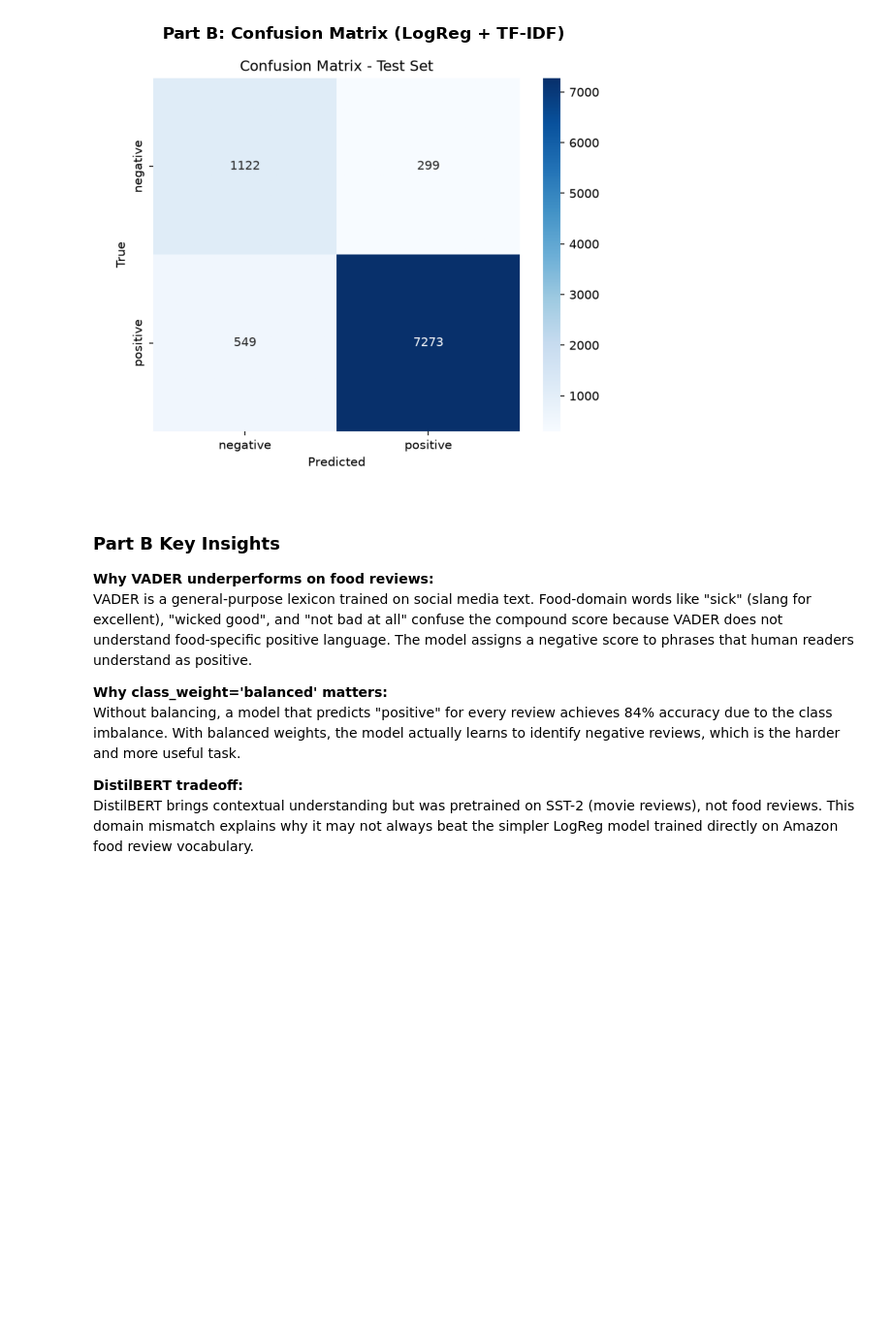
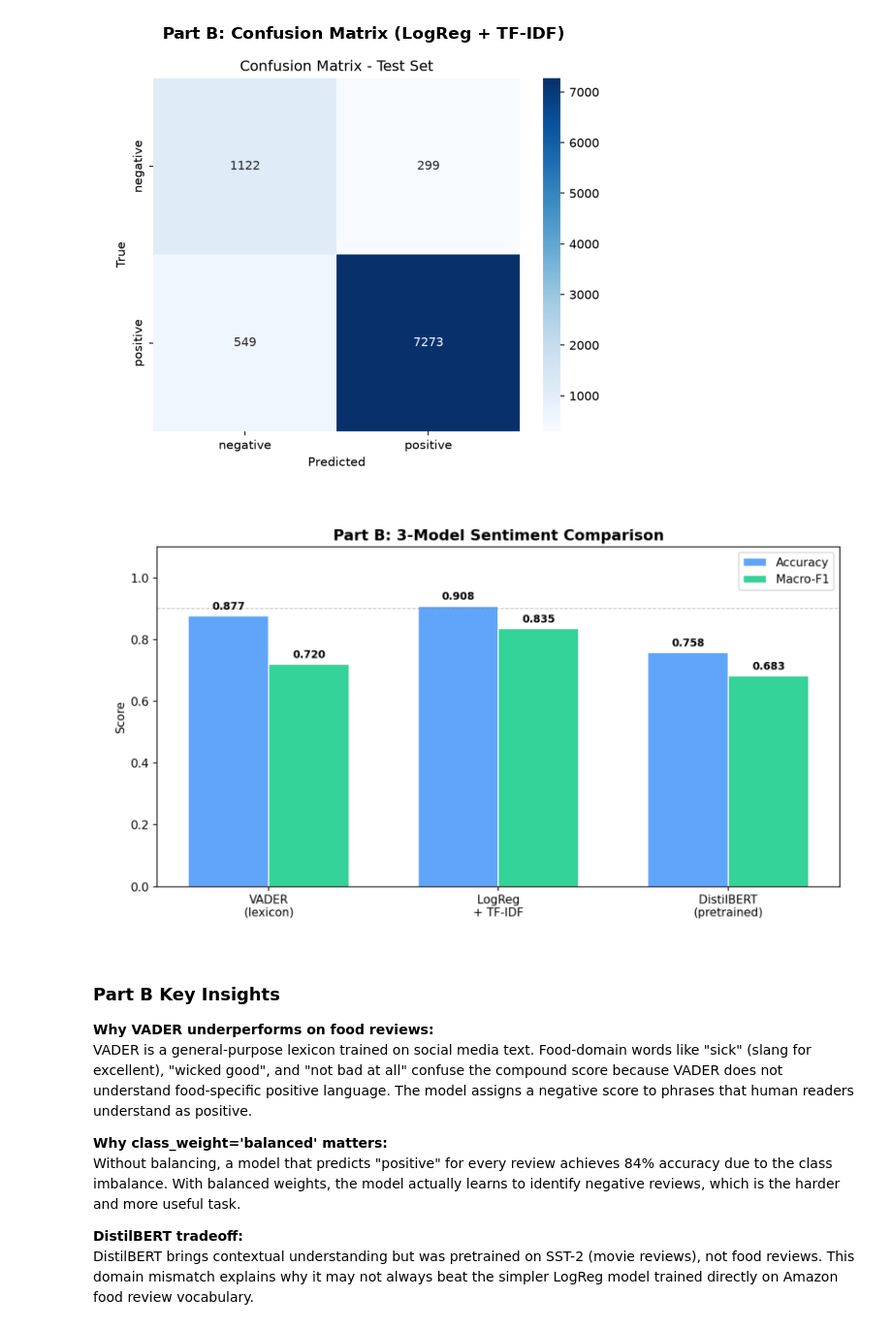
Before and after one commit to devreet-kaur/sentiment-analysis-amazon-nlp, a Jupyter notebook: notebooks/notebook_E_report.ipynb, the cells around one changed output. Shown at 97% size. Drawn from its saved outputs; the diff is of its cells as text; code cells hidden in the pictures; blank space fills up the shorter version.

```diff
--- a/notebooks/notebook_E_report.ipynb
+++ b/notebooks/notebook_E_report.ipynb
@@ -134,6 +138,18 @@ else:
     print('Run notebook_B_sentiment.ipynb first to generate this plot.')
 # %% [output]
 [figure]
+# %%
+# Display 3-model comparison bar chart
+bm_path = '../results/plots/B_model_comparison.png'
+if os.path.exists(bm_path):
+    img = mpimg.imread(bm_path)
+    plt.figure(figsize=(9, 5))
+    plt.imshow(img)
+    plt.axis('off')
+    plt.tight_layout()
+    plt.show()
+# %% [output]
+[figure, added]
 # %% [markdown]
 ### Part B Key Insights
 
```
Also changed, not shown: parts of 8 cells of this notebook.
